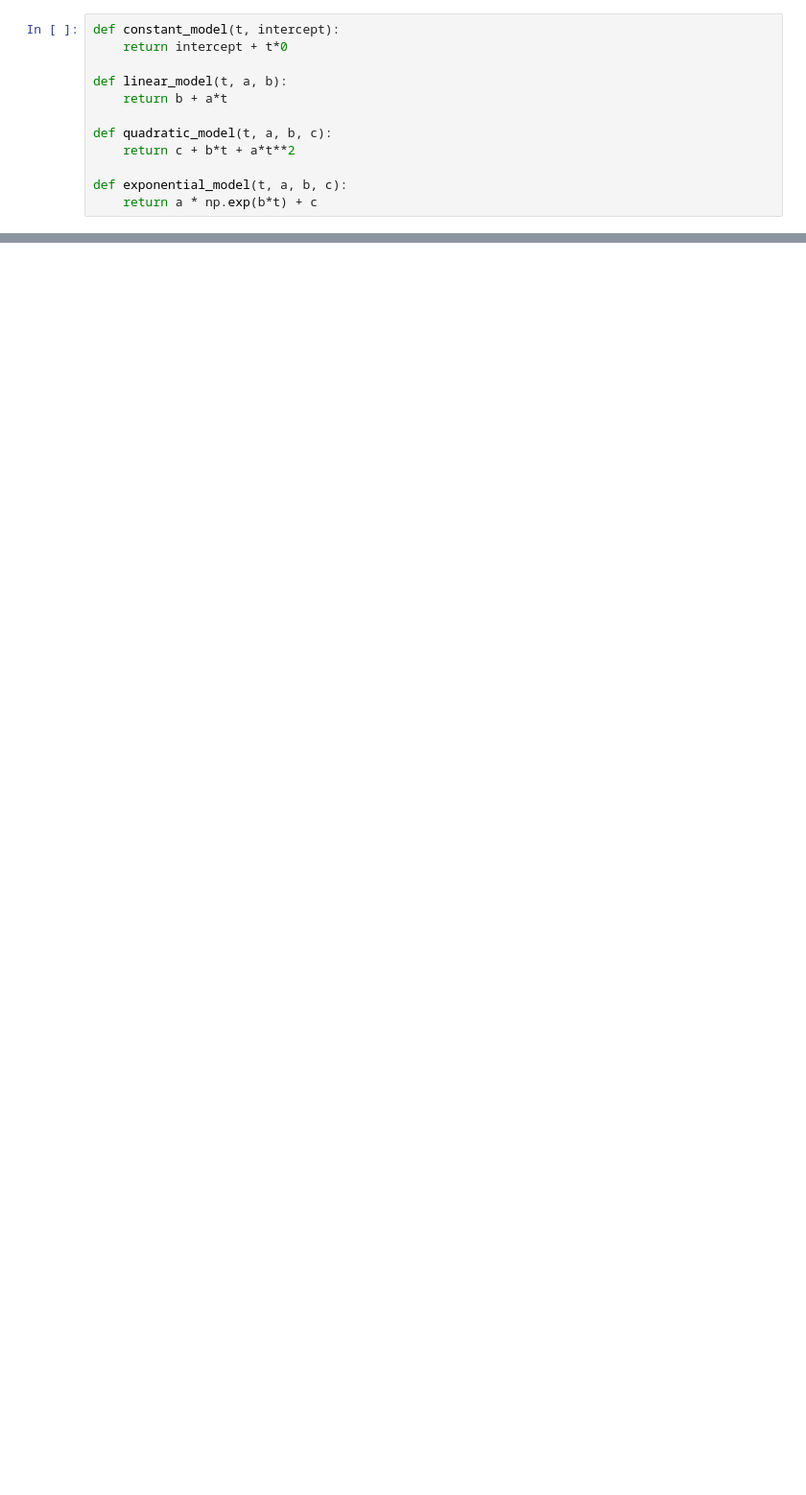
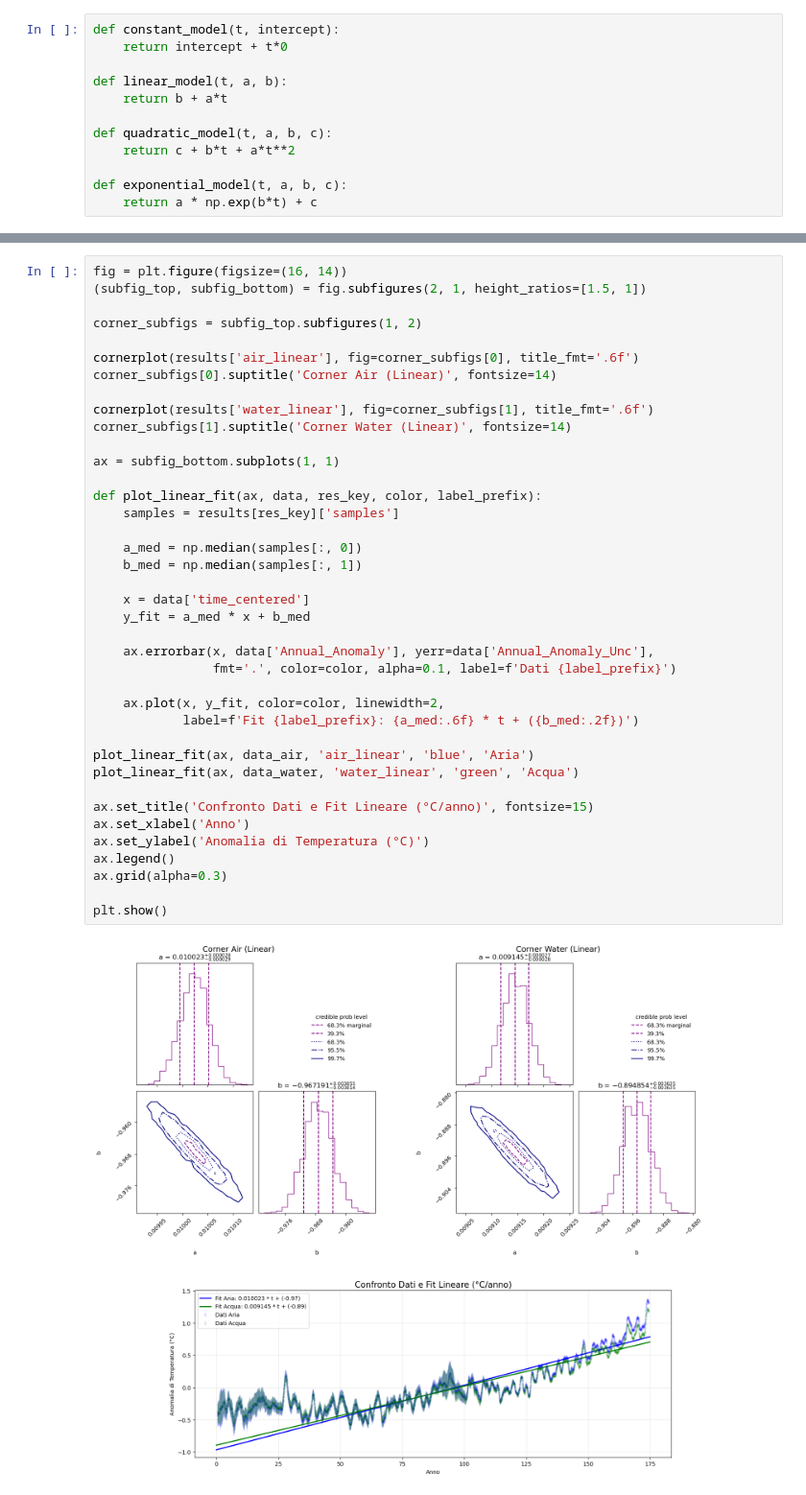
Before and after one commit to EnricoVianelli/GlobalWarming, a Jupyter notebook: global_warming.ipynb, the cells around one changed output, grey strips where cells are left out. Shown at 96% size. Drawn from its saved outputs; the diff is of its cells as text; blank space fills up the shorter version.

```diff
--- a/global_warming.ipynb
+++ b/global_warming.ipynb
@@ -314,0 +353,41 @@ plt.show()
+# %%
+fig = plt.figure(figsize=(16, 14))
+(subfig_top, subfig_bottom) = fig.subfigures(2, 1, height_ratios=[1.5, 1])
+
+corner_subfigs = subfig_top.subfigures(1, 2)
+
+cornerplot(results['air_linear'], fig=corner_subfigs[0], title_fmt='.6f')
+corner_subfigs[0].suptitle('Corner Air (Linear)', fontsize=14)
+
+cornerplot(results['water_linear'], fig=corner_subfigs[1], title_fmt='.6f')
+corner_subfigs[1].suptitle('Corner Water (Linear)', fontsize=14)
+
+ax = subfig_bottom.subplots(1, 1)
+
+def plot_linear_fit(ax, data, res_key, color, label_prefix):
+    samples = results[res_key]['samples']
+
+    a_med = np.median(samples[:, 0])
+    b_med = np.median(samples[:, 1])
+
+    x = data['time_centered']
+    y_fit = a_med * x + b_med
+
+    ax.errorbar(x, data['Annual_Anomaly'], yerr=data['Annual_Anomaly_Unc'],
+                fmt='.', color=color, alpha=0.1, label=f'Dati {label_prefix}')
+
+    ax.plot(x, y_fit, color=color, linewidth=2,
+            label=f'Fit {label_prefix}: {a_med:.6f} * t + ({b_med:.2f})')
+
+plot_linear_fit(ax, data_air, 'air_linear', 'blue', 'Aria')
+plot_linear_fit(ax, data_water, 'water_linear', 'green', 'Acqua')
+
+ax.set_title('Confronto Dati e Fit Lineare (°C/anno)', fontsize=15)
+ax.set_xlabel('Anno')
+ax.set_ylabel('Anomalia di Temperatura (°C)')
+ax.legend()
+ax.grid(alpha=0.3)
+
+plt.show()
+# %% [output]
+[figure, added]
```
Also changed, not shown: parts of 19 cells of this notebook.
